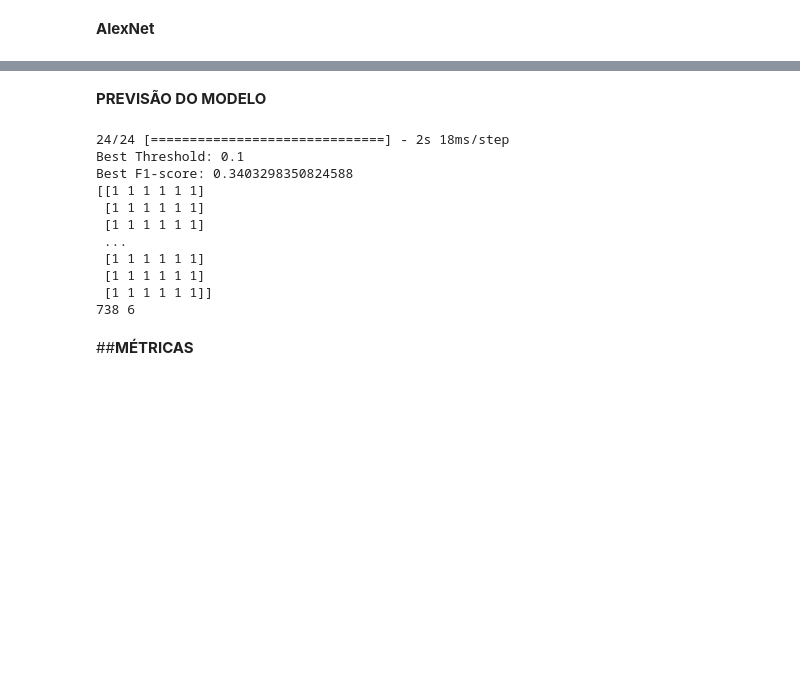
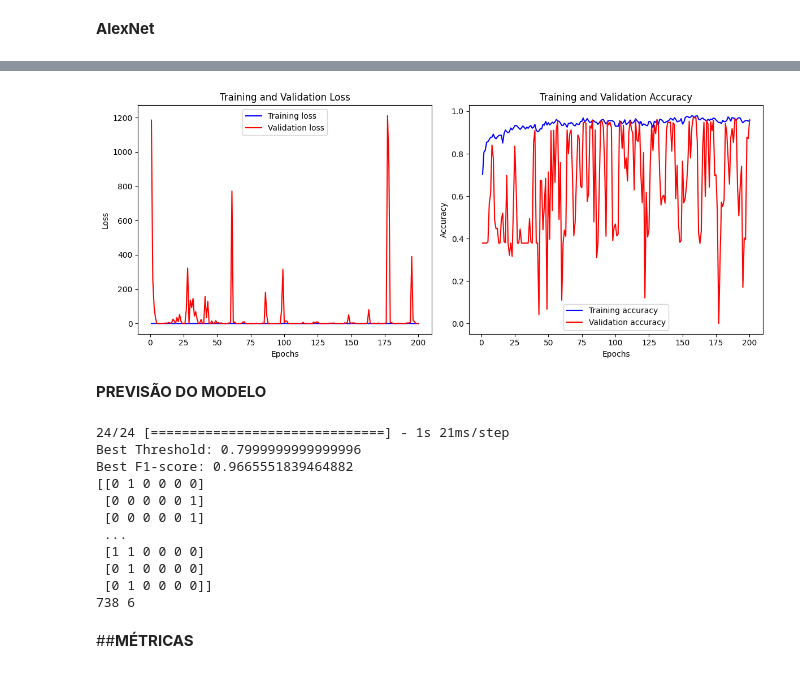
Before and after one commit to leonaardoas/CLASSIFICACAO-MULTIRROTULOS-DE-IMAGENS-DE-RELATORIOS-DE-ESTACAS-, a Jupyter notebook: AlexNet.ipynb, the cells around one changed output, grey strips where cells are left out. Drawn from its saved outputs; the diff is of its cells as text; code cells hidden in the pictures; blank space fills up the shorter version.

```diff
--- a/AlexNet.ipynb
+++ b/AlexNet.ipynb
@@ -169,11 +194,11 @@ filtro
 # %% [markdown]
 **AlexNet**
 # %%
-EPOCHS = 40
+EPOCHS = 200
 
 model = models.Sequential([
-    layers.Conv2D(96, kernel_size=(11, 11), strides=(4, 4), activation='relu', input_shape=(224, 224, 3)),
-    layers.MaxPooling2D(pool_size=(3, 3), strides=(2, 2)),
+    layers.Conv2D(96, kernel_size=(11, 11), strides=(4, 4), activation='relu', input_shape=(227, 227, 3)),
+    layers.MaxPooling2D(pool_size=(3, 3), strides=(2, 2), padding='valid',),
     layers.BatchNormalization(),
 
     layers.Conv2D(256, kernel_size=(5, 5), strides=(1, 1), activation='relu', padding='same'),
@@ -210,4 +235,4 @@ cp_callback = tf.keras.callbacks.ModelCheckpoint(filepath=checkpoint_path,
                                                  save_best_only = True,
                                                  verbose=1)
 
-history = model.fit(X_train_, y_train_, epochs=EPOCHS, validation_data=(X_val, y_val), batch_size=64, callbacks=[cp_callback])
+history = model.fit(X_train, y_train, epochs=EPOCHS, validation_data=(X_val, y_val), batch_size=64, callbacks=[cp_callback])
@@ -214,3 +257,35 @@ history = model.fit(X_train_, y_train_, epochs=EPOCHS, validation_data=(X_val, y
+# %%
+# Extraia métricas de desempenho
+train_loss = history.history['loss']
+val_loss = history.history['val_loss']
+train_acc = history.history['accuracy']
+val_acc = history.history['val_accuracy']
+
+# Crie um gráfico para visualizar o desempenho
+epochs = range(1, len(train_loss) + 1)
+
+plt.figure(figsize=(12, 5))
+
+plt.subplot(1, 2, 1)
+plt.plot(epochs, train_loss, 'b', label='Training loss')
+plt.plot(epochs, val_loss, 'r', label='Validation loss')
+plt.title('Training and Validation Loss')
+plt.xlabel('Epochs')
+plt.ylabel('Loss')
+plt.legend()
+
+plt.subplot(1, 2, 2)
+plt.plot(epochs, train_acc, 'b', label='Training accuracy')
+plt.plot(epochs, val_acc, 'r', label='Validation accuracy')
+plt.title('Training and Validation Accuracy')
+plt.xlabel('Epochs')
+plt.ylabel('Accuracy')
+plt.legend()
+
+plt.tight_layout()
+plt.show()
+# %% [output]
+[figure, added]
 # %% [markdown]
 **PREVISÃO DO MODELO**
 # %%
@@ -218,7 +293,7 @@ history = model.fit(X_train_, y_train_, epochs=EPOCHS, validation_data=(X_val, y
 pdc = model.predict(X_test)
 
 # Create an array of thresholds to try
-thresholds = np.arange(0.1, 1.0, 0.1)  # Adjust the range and step size as needed
+thresholds = np.arange(0.1, 1.0, 0.01)  # Adjust the range and step size as needed
 
 best_f1 = 0
 best_threshold = 0
@@ -241,16 +316,16 @@ y_binary = (pdc > best_threshold).astype(int)
 print(y_binary)
 print(len(y_binary),len(y_binary[0]))
 # %% [output]
-24/24 [==============================] - 2s 18ms/step
-Best Threshold: 0.1
-Best F1-score: 0.3403298350824588
-[[1 1 1 1 1 1]
- [1 1 1 1 1 1]
- [1 1 1 1 1 1]
+24/24 [==============================] - 1s 21ms/step
+Best Threshold: 0.7999999999999996
+Best F1-score: 0.9665551839464882
+[[0 1 0 0 0 0]
+ [0 0 0 0 0 1]
+ [0 0 0 0 0 1]
  ...
- [1 1 1 1 1 1]
- [1 1 1 1 1 1]
- [1 1 1 1 1 1]]
+ [1 1 0 0 0 0]
+ [0 1 0 0 0 0]
+ [0 1 0 0 0 0]]
 738 6
 # %% [markdown]
 ##**MÉTRICAS**
```
Also changed, not shown: parts of 17 cells of this notebook.
